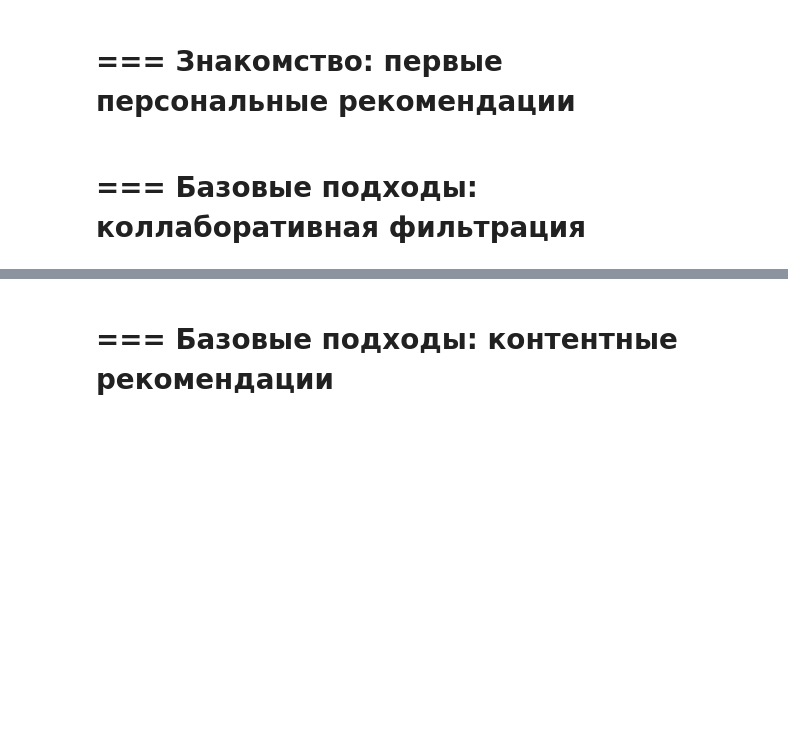
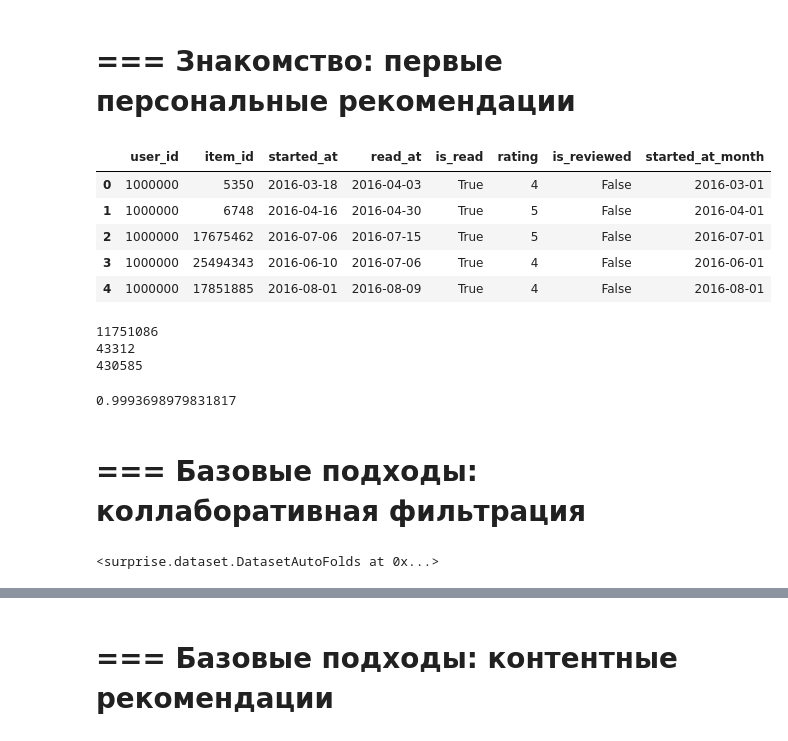
Before and after one commit to marsel171/mle-recsys-start, a Jupyter notebook: main_offline.ipynb, the cells around one changed output, grey strips where cells are left out. Drawn from its saved outputs; the diff is of its cells as text; code cells hidden in the pictures; blank space fills up the shorter version.

```diff
--- a/main_offline.ipynb
+++ b/main_offline.ipynb
@@ -269,4 +151,26 @@ print(f"Среднее покрытие пользователей: {cold_users_
 # %% [markdown]
 # === Знакомство: первые персональные рекомендации
+# %%
+events.head()
+# %% [output]
+|  | user_id | item_id | started_at | read_at | is_read | rating | is_reviewed | started_at_month |
+| 0 | 1000000 | 5350 | 2016-03-18 | 2016-04-03 | True | 4 | False | 2016-03-01 |
+| 1 | 1000000 | 6748 | 2016-04-16 | 2016-04-30 | True | 5 | False | 2016-04-01 |
+| 2 | 1000000 | 17675462 | 2016-07-06 | 2016-07-15 | True | 5 | False | 2016-07-01 |
+| 3 | 1000000 | 25494343 | 2016-06-10 | 2016-07-06 | True | 4 | False | 2016-06-01 |
+| 4 | 1000000 | 17851885 | 2016-08-01 | 2016-08-09 | True | 4 | False | 2016-08-01 |
+# %%
+# Степень разреженности матрицы
+print(len(events["rating"]))
+print(len(items))
+print(len(events["user_id"].drop_duplicates().to_frame().reset_index(drop=True)))
+# %% [output]
+11751086
+43312
+430585
+# %%
+(43312*430585-11751086)/(43312*430585)
+# %% [output]
+0.9993698979831817
 # %% [markdown]
 # === Базовые подходы: коллаборативная фильтрация
@@ -272,0 +182,9 @@ print(f"Среднее покрытие пользователей: {cold_users_
+# %%
+
+# используем Reader из библиотеки surprise для преобразования событий (events)
+# в формат, необходимый surprise
+reader = Reader(rating_scale=(1, 5))
+surprise_train_set = Dataset.load_from_df(events_train[['user_id', 'item_id', 'rating']], reader)
+surprise_train_set
+# %% [output]
+<surprise.dataset.DatasetAutoFolds at 0x...>
```
Also changed, not shown: parts of 68 cells of this notebook.
